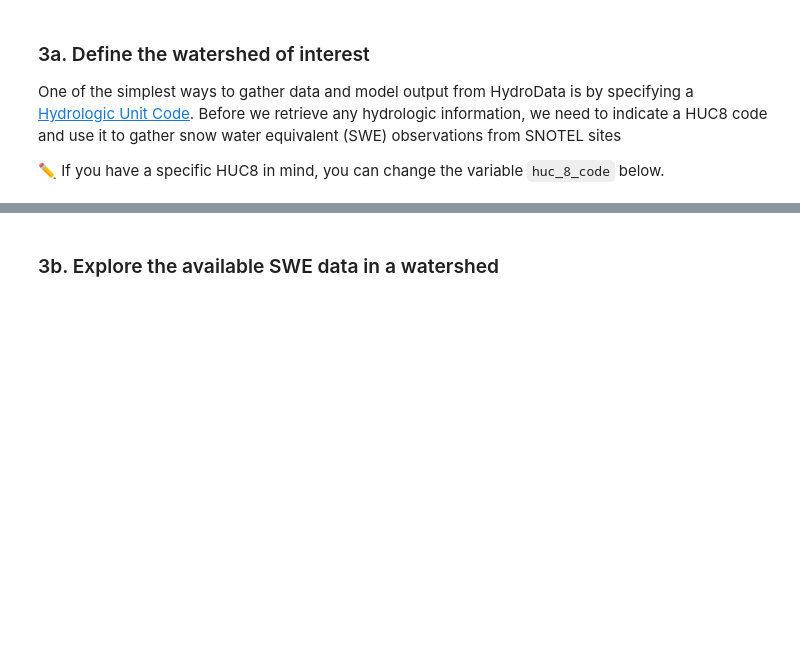
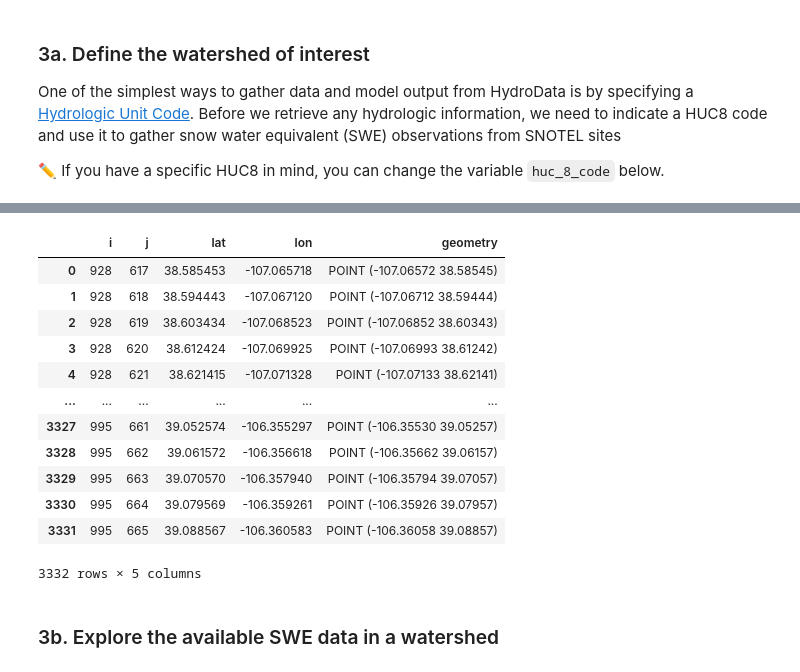
Before and after one commit to hydroframe/cssi_evaluation, a Jupyter notebook: examples/notebooks/snow/01_HydroData_collection.ipynb, the cells around one changed output, grey strips where cells are left out. Drawn from its saved outputs; the diff is of its cells as text; code cells hidden in the pictures; blank space fills up the shorter version.

```diff
--- a/examples/notebooks/snow/01_HydroData_collection.ipynb
+++ b/examples/notebooks/snow/01_HydroData_collection.ipynb
@@ -90,3 +133,51 @@ print(f'HUC-8 name: {huc_8_name}')
+# %%
+ii_center = ii_flat + 0.5
+jj_center = jj_flat + 0.5
+
+# Convert to lat/lon
+lat_list = []
+lon_list = []
+
+for i_c, j_c in zip(ii_center, jj_center):
+    lat_i, lon_i = hf.to_latlon("conus1", i_c, j_c)
+    lat_list.append(lat_i)
+    lon_list.append(lon_i)
+
+lat = np.array(lat_list)
+lon = np.array(lon_list)
+# %%
+grid_df = pd.DataFrame({
+    "i": ii_flat,
+    "j": jj_flat,
+    "lat": lat,
+    "lon": lon,
+})
+# Save the grid points to a CSV file for later use
+grid_df.to_csv(f"./domain_data/df_{huc_8_name}_conus1_gridPoints_LatLon.csv", index=False)
+
+grid_gdf = gpd.GeoDataFrame(
+    grid_df,
+    geometry=gpd.points_from_xy(grid_df.lon, grid_df.lat),
+    crs="EPSG:4326"
+)
+# Save the grid points / GeoDataFrame to a shapefile for later use
+grid_gdf.to_file(f"./domain_data/{huc_8_name}_conus1_gridPoints_LatLon.shp")
+# %%
+grid_df
+# %% [output]
+|  | i | j | lat | lon | geometry |
+| 0 | 928 | 617 | 38.585453 | -107.065718 | POINT (-107.06572 38.58545) |
+| 1 | 928 | 618 | 38.594443 | -107.067120 | POINT (-107.06712 38.59444) |
+| 2 | 928 | 619 | 38.603434 | -107.068523 | POINT (-107.06852 38.60343) |
+| 3 | 928 | 620 | 38.612424 | -107.069925 | POINT (-107.06993 38.61242) |
+| 4 | 928 | 621 | 38.621415 | -107.071328 | POINT (-107.07133 38.62141) |
+| ... | ... | ... | ... | ... | ... |
+| 3327 | 995 | 661 | 39.052574 | -106.355297 | POINT (-106.35530 39.05257) |
+| 3328 | 995 | 662 | 39.061572 | -106.356618 | POINT (-106.35662 39.06157) |
+| 3329 | 995 | 663 | 39.070570 | -106.357940 | POINT (-106.35794 39.07057) |
+| 3330 | 995 | 664 | 39.079569 | -106.359261 | POINT (-106.35926 39.07957) |
+| 3331 | 995 | 665 | 39.088567 | -106.360583 | POINT (-106.36058 39.08857) |
+3332 rows × 5 columns
 # %% [markdown]
 ### 3b. Explore the available SWE data in a watershed
 # %% [markdown]
```
Also changed, not shown: parts of 10 cells of this notebook, 4 other files.
